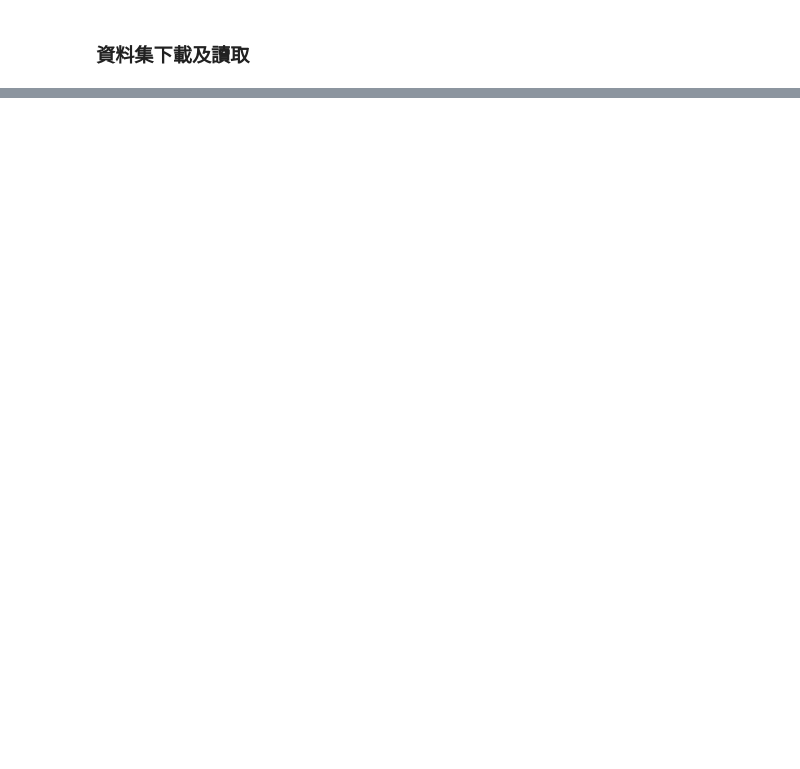
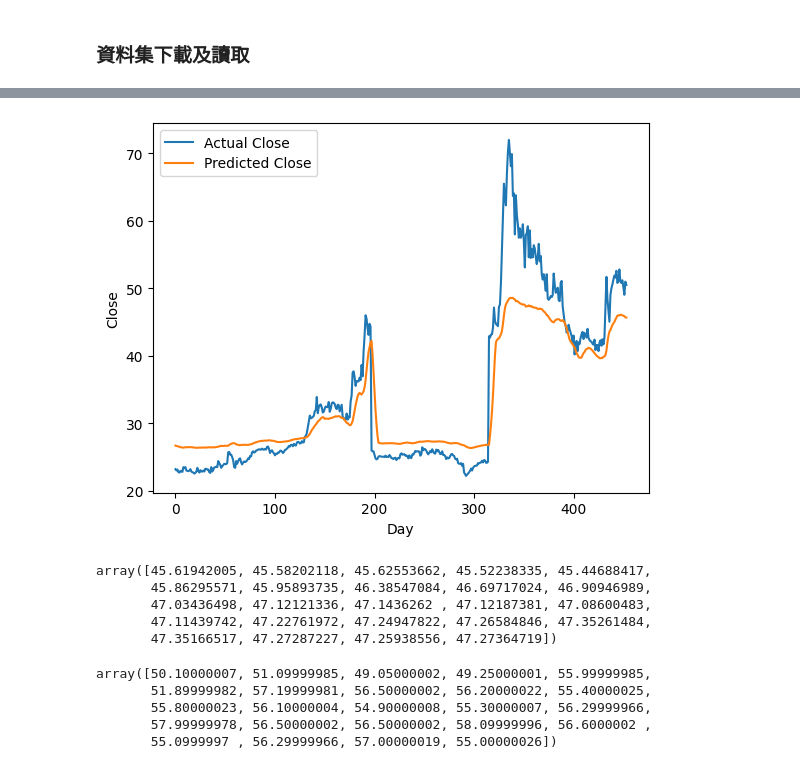
Before and after one commit to ruby0322/bda-midterm-project, a Jupyter notebook: bda_midterm_project.ipynb, the cells around one changed output, grey strips where cells are left out. Cells and saved outputs as stored; diff of their text form; code cells hidden in the pictures; blank space fills up the shorter version.

```diff
--- a/bda_midterm_project.ipynb
+++ b/bda_midterm_project.ipynb
@@ -76,0 +443,9 @@ dict_keys(['微股力籌碼數據-2年', '微股力財報數據-2年', '內容
+# %%
+train_predictions = predicted.flatten()
+
+dummies = np.zeros((X_train.shape[0], lookback+1))
+dummies[:, 0] = train_predictions
+dummies = scaler.inverse_transform(dummies)
+
+train_predictions = dc(dummies[:, 0])
+train_predictions
@@ -76,0 +470,7 @@ dict_keys(['微股力籌碼數據-2年', '微股力財報數據-2年', '內容
+# %%
+dummies = np.zeros((X_train.shape[0], lookback+1))
+dummies[:, 0] = y_train.flatten()
+dummies = scaler.inverse_transform(dummies)
+
+new_y_train = dc(dummies[:, 0])
+new_y_train
@@ -76,0 +495,37 @@ dict_keys(['微股力籌碼數據-2年', '微股力財報數據-2年', '內容
+# %%
+plt.plot(new_y_train, label='Actual Close')
+plt.plot(train_predictions, label='Predicted Close')
+plt.xlabel('Day')
+plt.ylabel('Close')
+plt.legend()
+plt.show()
+# %% [output]
+[figure, added]
+# %%
+test_predictions = model(X_test.to(device)).detach().cpu().numpy().flatten()
+
+dummies = np.zeros((X_test.shape[0], lookback+1))
+dummies[:, 0] = test_predictions
+dummies = scaler.inverse_transform(dummies)
+
+test_predictions = dc(dummies[:, 0])
+test_predictions
+# %% [output]
+array([45.61942005, 45.58202118, 45.62553662, 45.52238335, 45.44688417,
+       45.86295571, 45.95893735, 46.38547084, 46.69717024, 46.90946989,
+       47.03436498, 47.12121336, 47.1436262 , 47.12187381, 47.08600483,
+       47.11439742, 47.22761972, 47.24947822, 47.26584846, 47.35261484,
+       47.35166517, 47.27287227, 47.25938556, 47.27364719])
+# %%
+dummies = np.zeros((X_test.shape[0], lookback+1))
+dummies[:, 0] = y_test.flatten()
+dummies = scaler.inverse_transform(dummies)
+
+new_y_test = dc(dummies[:, 0])
+new_y_test
+# %% [output]
+array([50.10000007, 51.09999985, 49.05000002, 49.25000001, 55.99999985,
+       51.89999982, 57.19999981, 56.50000002, 56.20000022, 55.40000025,
+       55.80000023, 56.10000004, 54.90000008, 55.30000007, 56.29999966,
+       57.99999978, 56.50000002, 56.50000002, 58.09999996, 56.6000002 ,
+       55.0999997 , 56.29999966, 57.00000019, 55.00000026])
```
Also changed, not shown: parts of 33 cells of this notebook.
